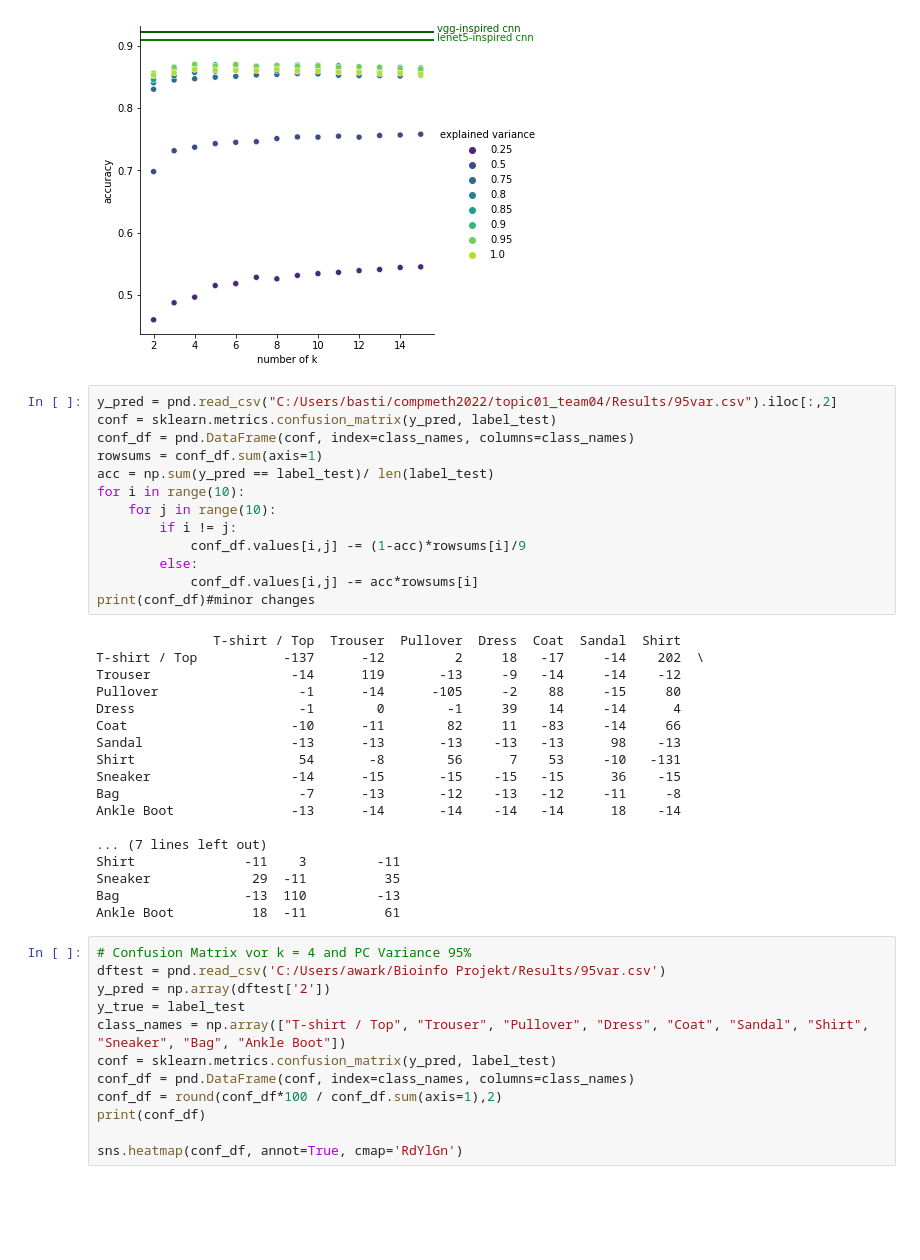
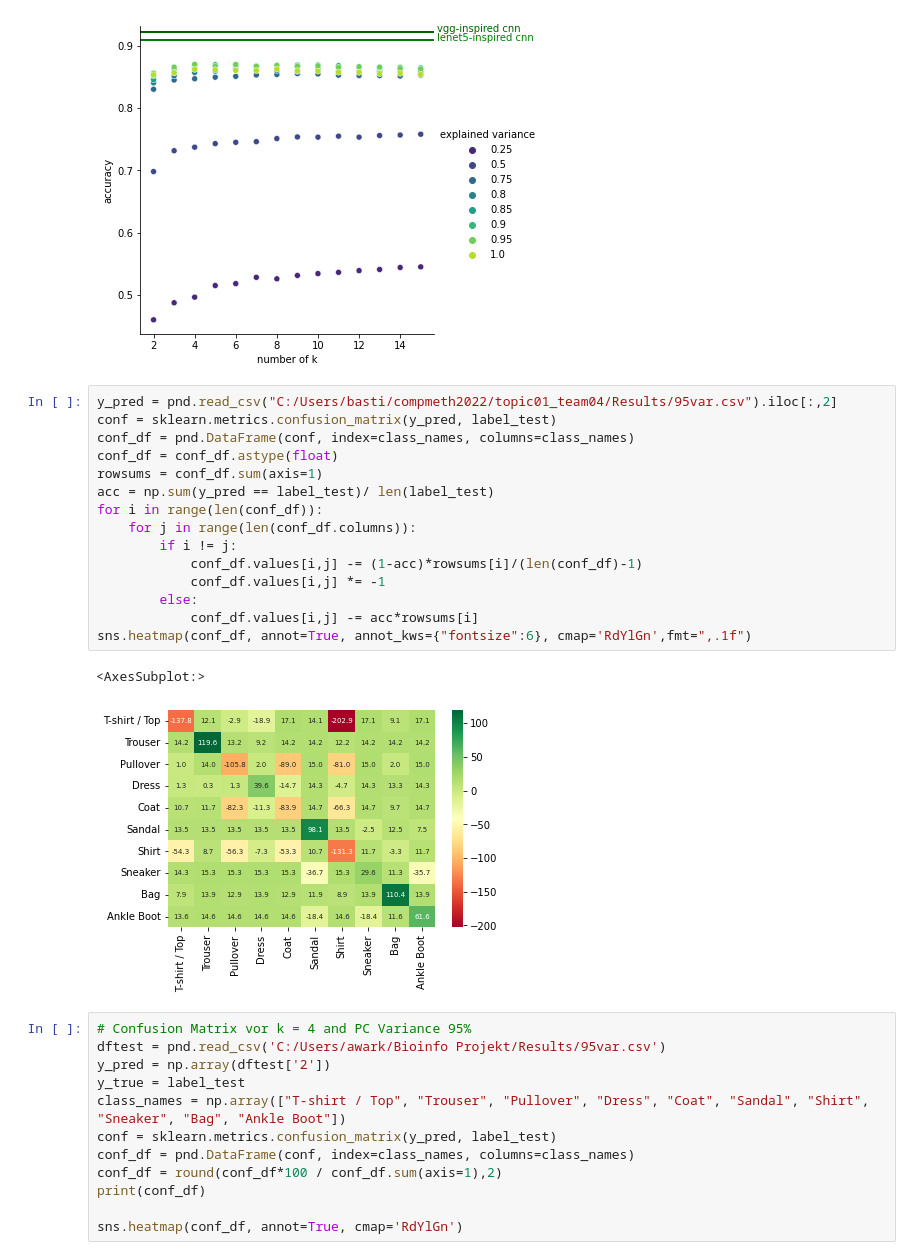
Before and after one commit to datascience-mobi-2023/topic01_team04, a Jupyter notebook: RäuberHotzenPLOTS.ipynb, the cells around one changed output. Saved outputs shown, nothing was run; the diff lists cells and outputs as text; blank space fills up the shorter version.

Commit message:
cool heatmaps

```diff
--- a/RäuberHotzenPLOTS.ipynb
+++ b/RäuberHotzenPLOTS.ipynb
@@ -70,34 +70,21 @@ Text(15.8, 0.9221, 'vgg-inspired cnn')
 # %%
 y_pred = pnd.read_csv("C:/Users/basti/compmeth2022/topic01_team04/Results/95var.csv").iloc[:,2]
 conf = sklearn.metrics.confusion_matrix(y_pred, label_test)
 conf_df = pnd.DataFrame(conf, index=class_names, columns=class_names)
+conf_df = conf_df.astype(float)
 rowsums = conf_df.sum(axis=1)
 acc = np.sum(y_pred == label_test)/ len(label_test)
-for i in range(10):
-    for j in range(10):
+for i in range(len(conf_df)):
+    for j in range(len(conf_df.columns)):
         if i != j:
-            conf_df.values[i,j] -= (1-acc)*rowsums[i]/9
+            conf_df.values[i,j] -= (1-acc)*rowsums[i]/(len(conf_df)-1)
+            conf_df.values[i,j] *= -1
         else:
             conf_df.values[i,j] -= acc*rowsums[i]
-print(conf_df)#minor changes
+sns.heatmap(conf_df, annot=True, annot_kws={"fontsize":6}, cmap='RdYlGn',fmt=",.1f")
 # %% [output]
-               T-shirt / Top  Trouser  Pullover  Dress  Coat  Sandal  Shirt
-T-shirt / Top           -137      -12         2     18   -17     -14    202  \
-Trouser                  -14      119       -13     -9   -14     -14    -12
-Pullover                  -1      -14      -105     -2    88     -15     80
-Dress                     -1        0        -1     39    14     -14      4
-Coat                     -10      -11        82     11   -83     -14     66
-Sandal                   -13      -13       -13    -13   -13      98    -13
-Shirt                     54       -8        56      7    53     -10   -131
-Sneaker                  -14      -15       -15    -15   -15      36    -15
-Bag                       -7      -13       -12    -13   -12     -11     -8
-Ankle Boot               -13      -14       -14    -14   -14      18    -14
-
-... (7 lines left out)
-Shirt              -11    3         -11
-Sneaker             29  -11          35
-Bag                -13  110         -13
-Ankle Boot          18  -11          61
+<AxesSubplot:>
+[figure, added]
 # %%
 # Confusion Matrix vor k = 4 and PC Variance 95%
 dftest = pnd.read_csv('C:/Users/awark/Bioinfo Projekt/Results/95var.csv')
```
